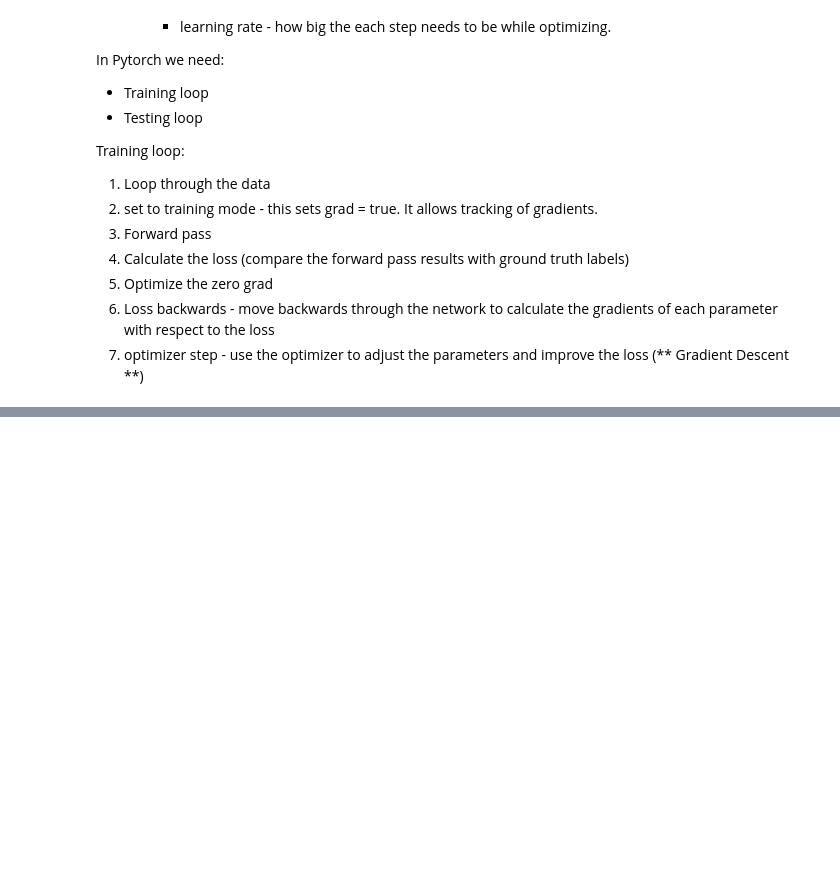
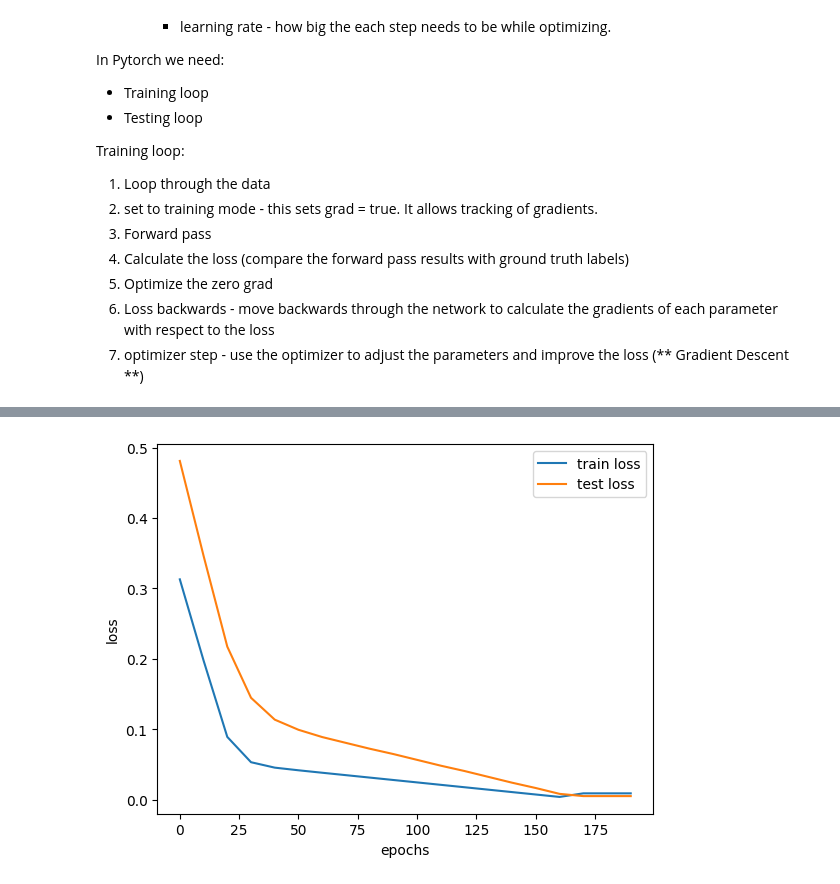
Before and after one commit to pusapatiakhilraju/Pytorch-Neural-Net-Classification, a Jupyter notebook: Pytorch Workflow.ipynb, the cells around one changed output, grey strips where cells are left out. Drawn from its saved outputs; the diff is of its cells as text; code cells hidden in the pictures; blank space fills up the shorter version.

```diff
--- a/Pytorch Workflow.ipynb
+++ b/Pytorch Workflow.ipynb
@@ -186,0 +215,9 @@ plot_predictions(predictions=new_pred2)
+# %%
+import numpy as np
+plt.plot(epoch_values, np.array(torch.tensor(train_loss_values).numpy()), label= "train loss")
+plt.plot(epoch_values, np.array(torch.tensor(test_loss_values).numpy()), label= "test loss")
+plt.xlabel("epochs")
+plt.ylabel("loss")
+plt.legend();
+# %% [output]
+[figure, added]
```
Also changed, not shown: parts of 3 cells of this notebook, 1 other file.
